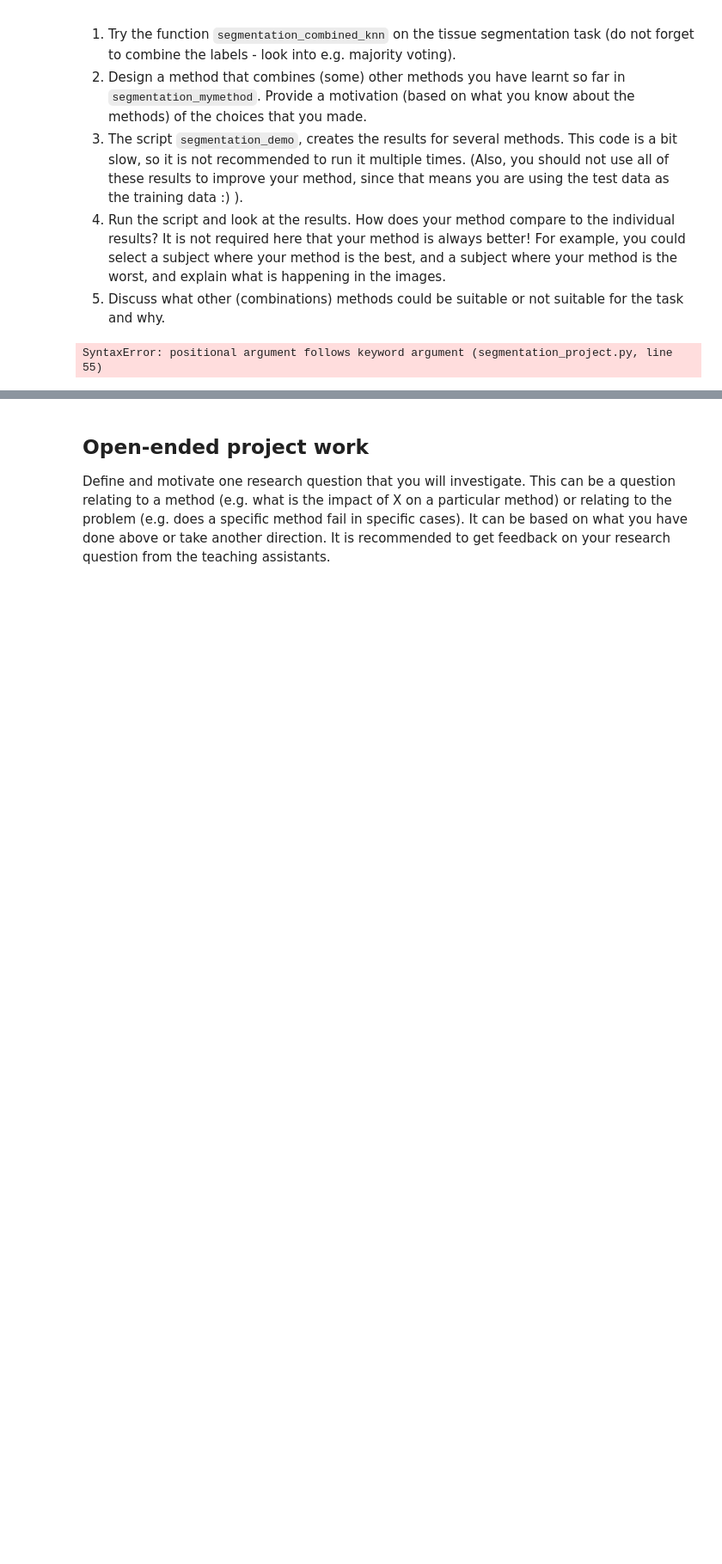
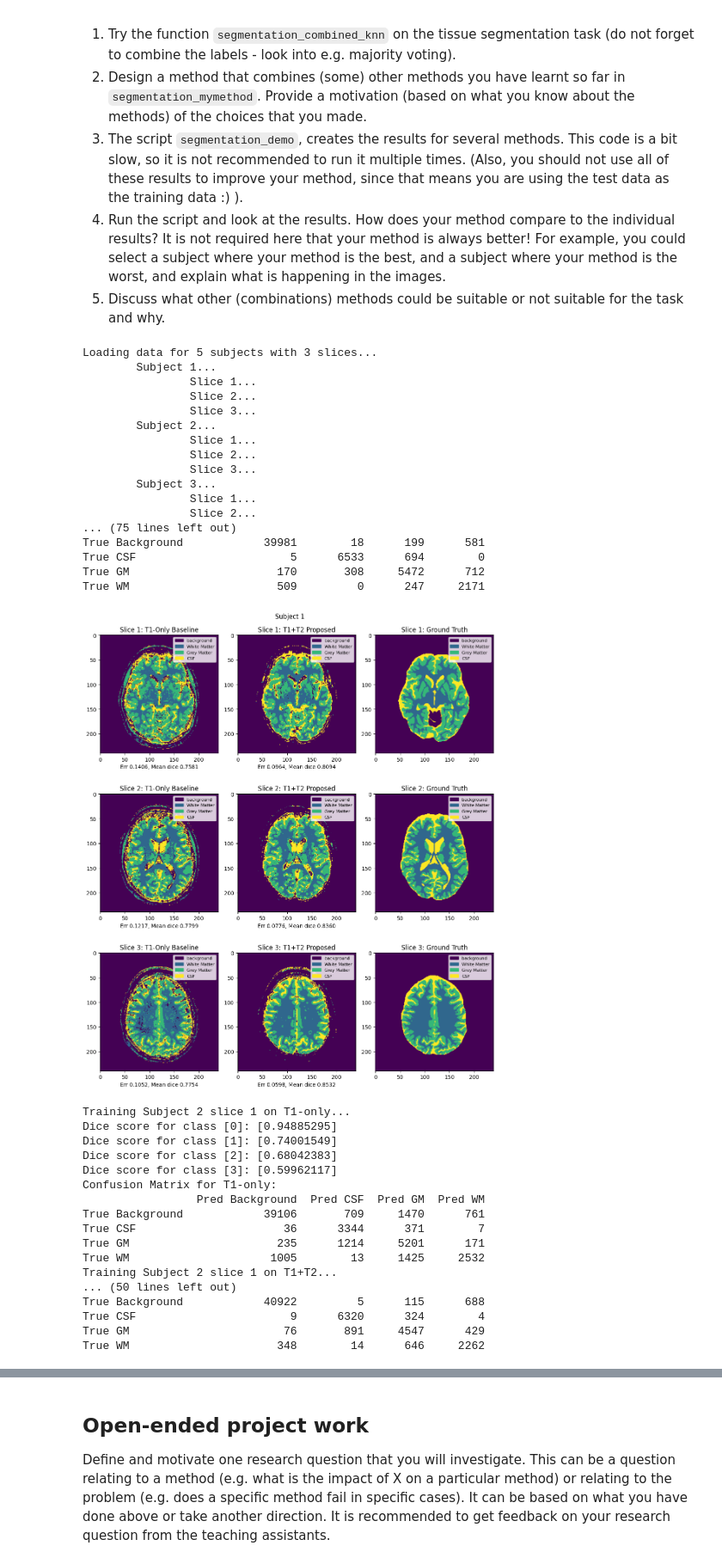
Before and after one commit to aukjewakkerman/MIA-group-23, a Jupyter notebook: Segmentation/reader/2.6_segmentation_project.ipynb, the cells around one changed output, grey strips where cells are left out. Shown at 86% size. Cells and saved outputs as stored; diff of their text form; code cells hidden in the pictures; blank space fills up the shorter version.

Commit message:
Legenda toegevoegd

```diff
--- a/Segmentation/reader/2.6_segmentation_project.ipynb
+++ b/Segmentation/reader/2.6_segmentation_project.ipynb
@@ -74,8 +74,42 @@ The rubric that will be used for assessment of the project work is given in [thi
 # %%
 %matplotlib inline
 import sys
 sys.path.append("../code")
 from segmentation_project import segmentation_demo
-segmentation_demo(use_all_labels=True)
+segmentation_demo()
 # %% [output]
-SyntaxError: positional argument follows keyword argument (segmentation_project.py, line 55)
+Loading data for 5 subjects with 3 slices...
+        Subject 1...
+                Slice 1...
+                Slice 2...
+                Slice 3...
+        Subject 2...
+                Slice 1...
+                Slice 2...
+                Slice 3...
+        Subject 3...
+                Slice 1...
+                Slice 2...
+... (75 lines left out)
+True Background            39981        18      199      581
+True CSF                       5      6533      694        0
+True GM                      170       308     5472      712
+True WM                      509         0      247     2171
+[figure, added]
+Training Subject 2 slice 1 on T1-only...
+Dice score for class [0]: [0.94885295]
+Dice score for class [1]: [0.74001549]
+Dice score for class [2]: [0.68042383]
+Dice score for class [3]: [0.59962117]
+Confusion Matrix for T1-only:
+                 Pred Background  Pred CSF  Pred GM  Pred WM
+True Background            39106       709     1470      761
+True CSF                      36      3344      371        7
+True GM                      235      1214     5201      171
+True WM                     1005        13     1425     2532
+Training Subject 2 slice 1 on T1+T2...
+... (50 lines left out)
+True Background            40922         5      115      688
+True CSF                       9      6320      324        4
+True GM                       76       891     4547      429
+True WM                      348        14      646     2262
```
Also changed, not shown: parts of 1 cell of this notebook, 7 other files.
